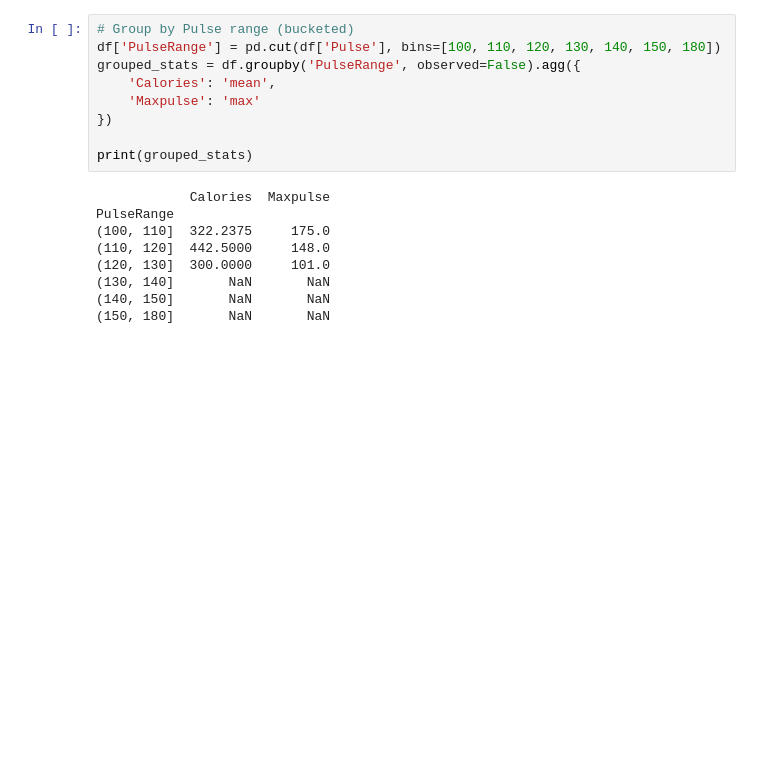
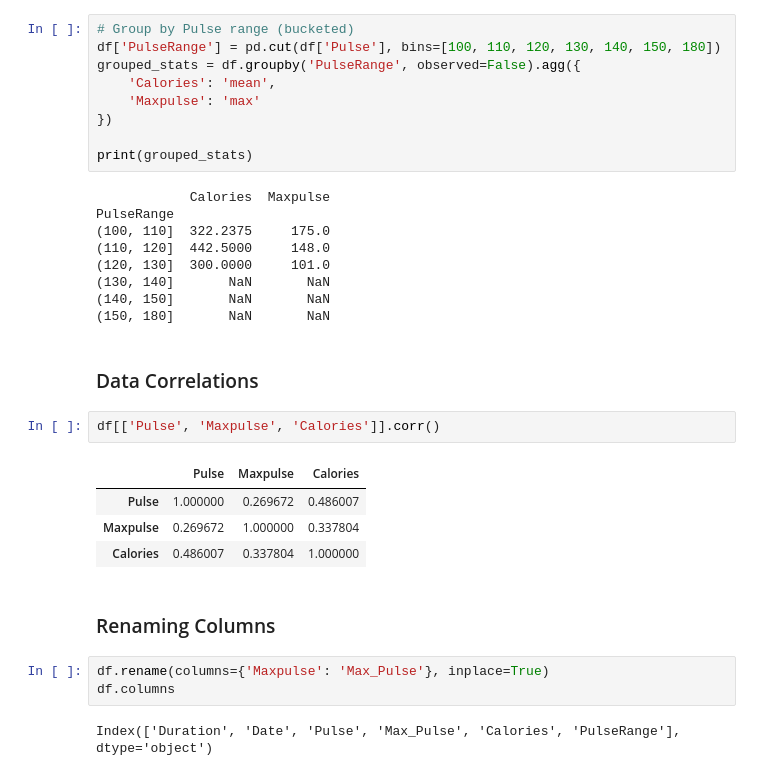
Before and after one commit to akashgardas/Data-Analysis, a Jupyter notebook: day9/Pandas.ipynb, the cells around one changed output. Drawn from its saved outputs; the diff is of its cells as text; blank space fills up the shorter version.

```diff
--- a/day9/Pandas.ipynb
+++ b/day9/Pandas.ipynb
@@ -594,3 +586,19 @@ PulseRange
 (130, 140]       NaN       NaN
 (140, 150]       NaN       NaN
 (150, 180]       NaN       NaN
+# %% [markdown]
+### Data Correlations
+# %%
+df[['Pulse', 'Maxpulse', 'Calories']].corr()
+# %% [output]
+|  | Pulse | Maxpulse | Calories |
+| Pulse | 1.000000 | 0.269672 | 0.486007 |
+| Maxpulse | 0.269672 | 1.000000 | 0.337804 |
+| Calories | 0.486007 | 0.337804 | 1.000000 |
+# %% [markdown]
+### Renaming Columns
+# %%
+df.rename(columns={'Maxpulse': 'Max_Pulse'}, inplace=True)
+df.columns
+# %% [output]
+Index(['Duration', 'Date', 'Pulse', 'Max_Pulse', 'Calories', 'PulseRange'], dtype='object')
```
Also changed, not shown: parts of 13 cells of this notebook.
